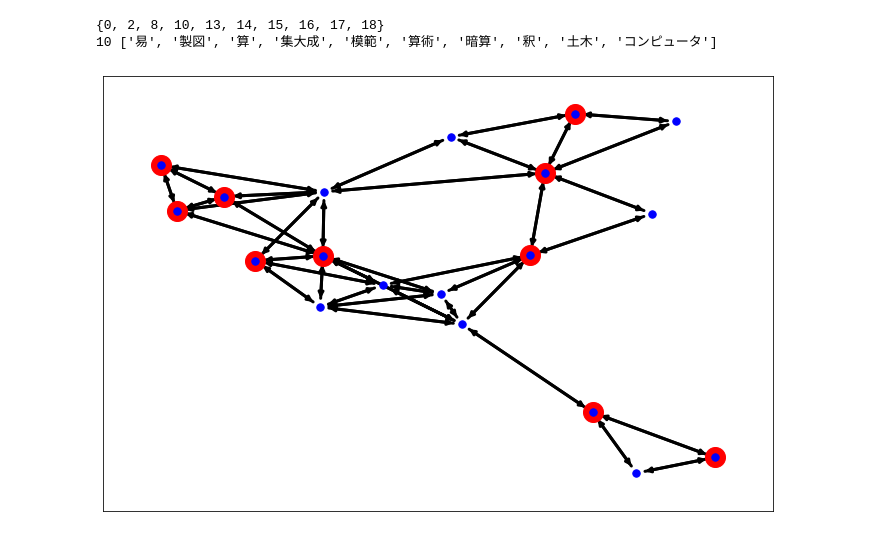
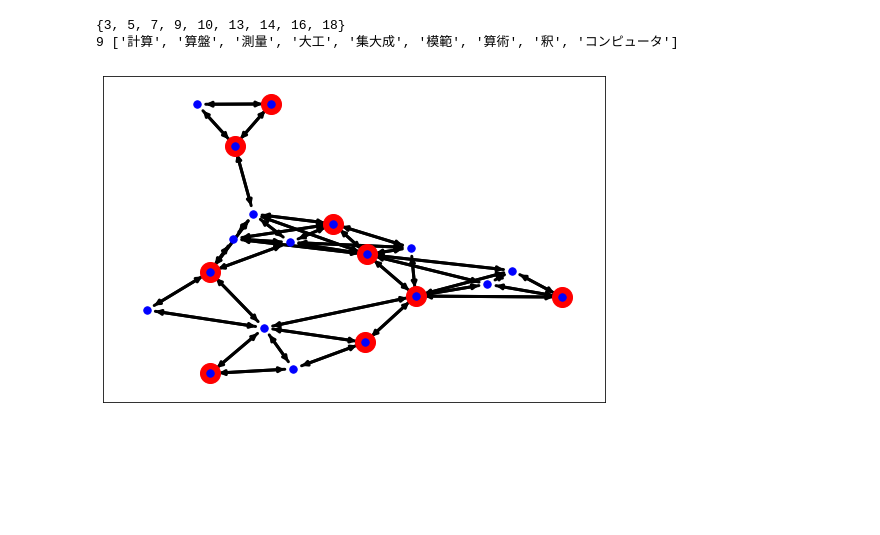
Before and after one commit to mullzhang/quantum-nlp, a Jupyter notebook: notebooks/maximum_cut.ipynb, the cells around one changed output. Cells and saved outputs as stored; diff of their text form; code cells hidden in the pictures; blank space fills up the shorter version.

```diff
--- a/notebooks/maximum_cut.ipynb
+++ b/notebooks/maximum_cut.ipynb
@@ -38,11 +18,21 @@ word_list = ['易', '理論', '製図', '計算', 'CAD', '算盤', '数学', '
 # %%
 import networkx as nx
 
-def init_graph(lst, edge_type='discrete'):
+def init_graph(word_list, model, edge_type='discrete'):
+    wv = model.wv
+
     gph = nx.DiGraph()
-    for idx, x in enumerate(lst):
+    for idx, x in enumerate(word_list):
         gph.add_node(idx)
-        for idy, y in enumerate(lst):
+        for idy, y in enumerate(word_list):
             if edge_type == 'discrete' and y != x and wv.similarity(x, y) > 0.5:
                 gph.add_edge(idx, idy)
     return gph
+
+word_list = ['易', '理論', '製図', '計算', 'CAD', '算盤', '数学',
+             '測量', '算', '大工', '集大成', '手本', '関数', '模範',
+             '算術', '暗算', '釈', '土木', 'コンピュータ']
+word_graph = init_graph(word_list, model)
+
+pos = nx.drawing.layout.spring_layout(word_graph)
+nx.draw(word_graph, pos, with_labels=True)
@@ -49,4 +40,0 @@ def init_graph(lst, edge_type='discrete'):
-# %%
-word_graph = init_graph(word_list)
-
-nx.draw(word_graph, with_labels=True)
@@ -61,18 +41,25 @@ sampler = EmbeddingComposite(DWaveSampler())
 # %%
-results = dnx.maximum_cut(word_graph, sampler)
-print(results)
-print(len(results), [word_list[i] for i in results])
+import dwave_networkx as dnx
+from neal import SimulatedAnnealingSampler
+
+sampler = SimulatedAnnealingSampler()
+result = dnx.maximum_cut(word_graph, sampler)
+
+print(result)
+print(len(result), [word_list[i] for i in result])
 # %% [output]
-{0, 2, 8, 10, 13, 14, 15, 16, 17, 18}
-10 ['易', '製図', '算', '集大成', '模範', '算術', '暗算', '釈', '土木', 'コンピュータ']
+{3, 5, 7, 9, 10, 13, 14, 16, 18}
+9 ['計算', '算盤', '測量', '大工', '集大成', '模範', '算術', '釈', 'コンピュータ']
 # %%
 import matplotlib.pyplot as plt
 
-plt.figure(figsize=(12, 8))
-pos = nx.spring_layout(word_graph)
-nx.draw_networkx_nodes(word_graph, pos, node_size=400, nodelist=results, node_color='r')
-nx.draw_networkx_nodes(word_graph, pos, node_size=55, nodelist=range(0, 19), node_color='b')
-nx.draw_networkx_edges(word_graph, pos, alpha=1, width=3)
-plt.show()
+def show_result(result, word_graph):
+    plt.figure(figsize=(9, 6))
+    nx.draw_networkx_nodes(word_graph, pos, node_size=400, nodelist=result, node_color='r')
+    nx.draw_networkx_nodes(word_graph, pos, node_size=55, nodelist=range(0, 19), node_color='b')
+    nx.draw_networkx_edges(word_graph, pos, alpha=1, width=3)
+    plt.show()
+
+show_result(result, word_graph)
 # %% [output]
-[figure, old version]
+[figure, new version]
```
Also changed, not shown: parts of 8 cells of this notebook, 7 other files.
